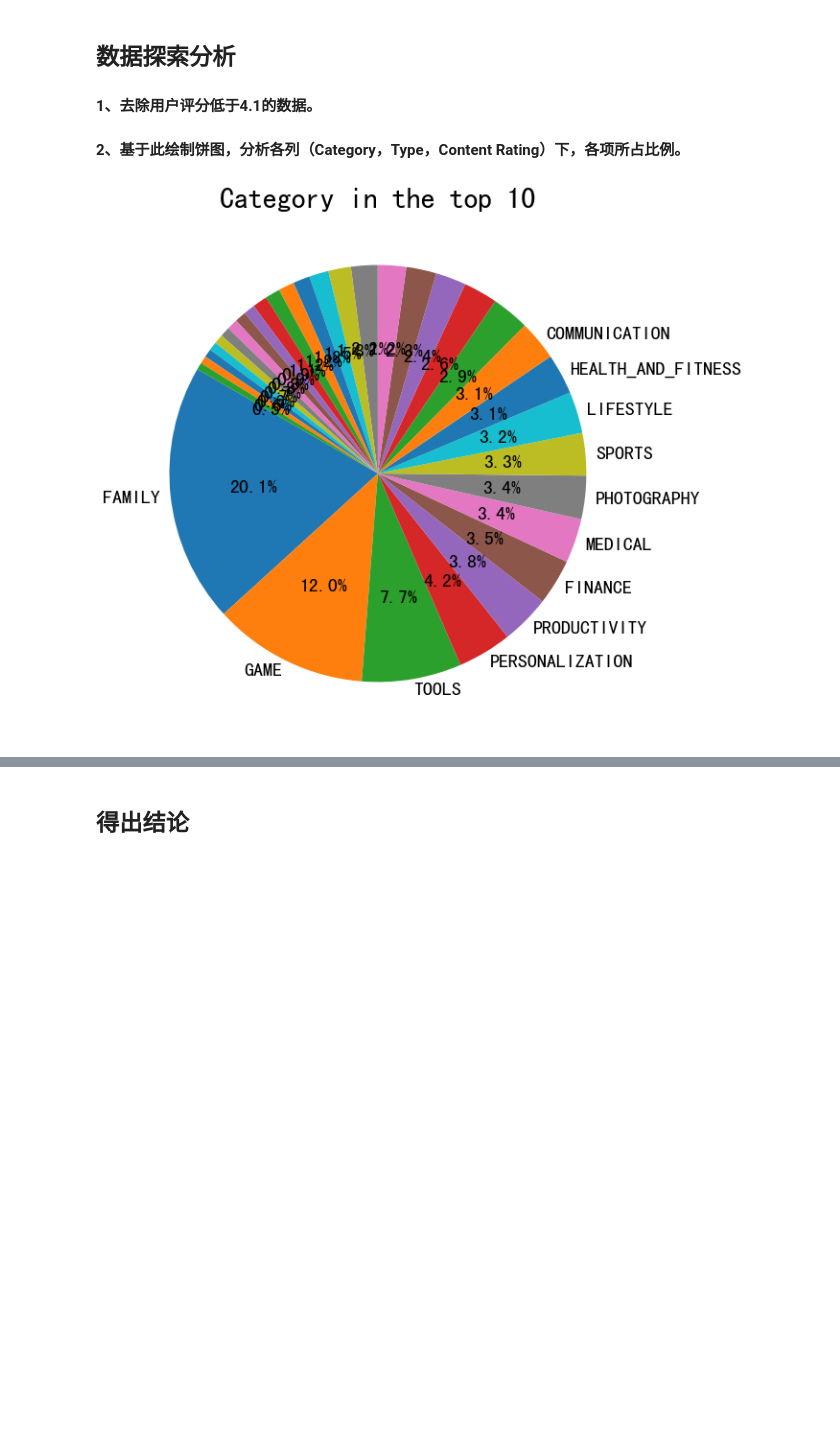
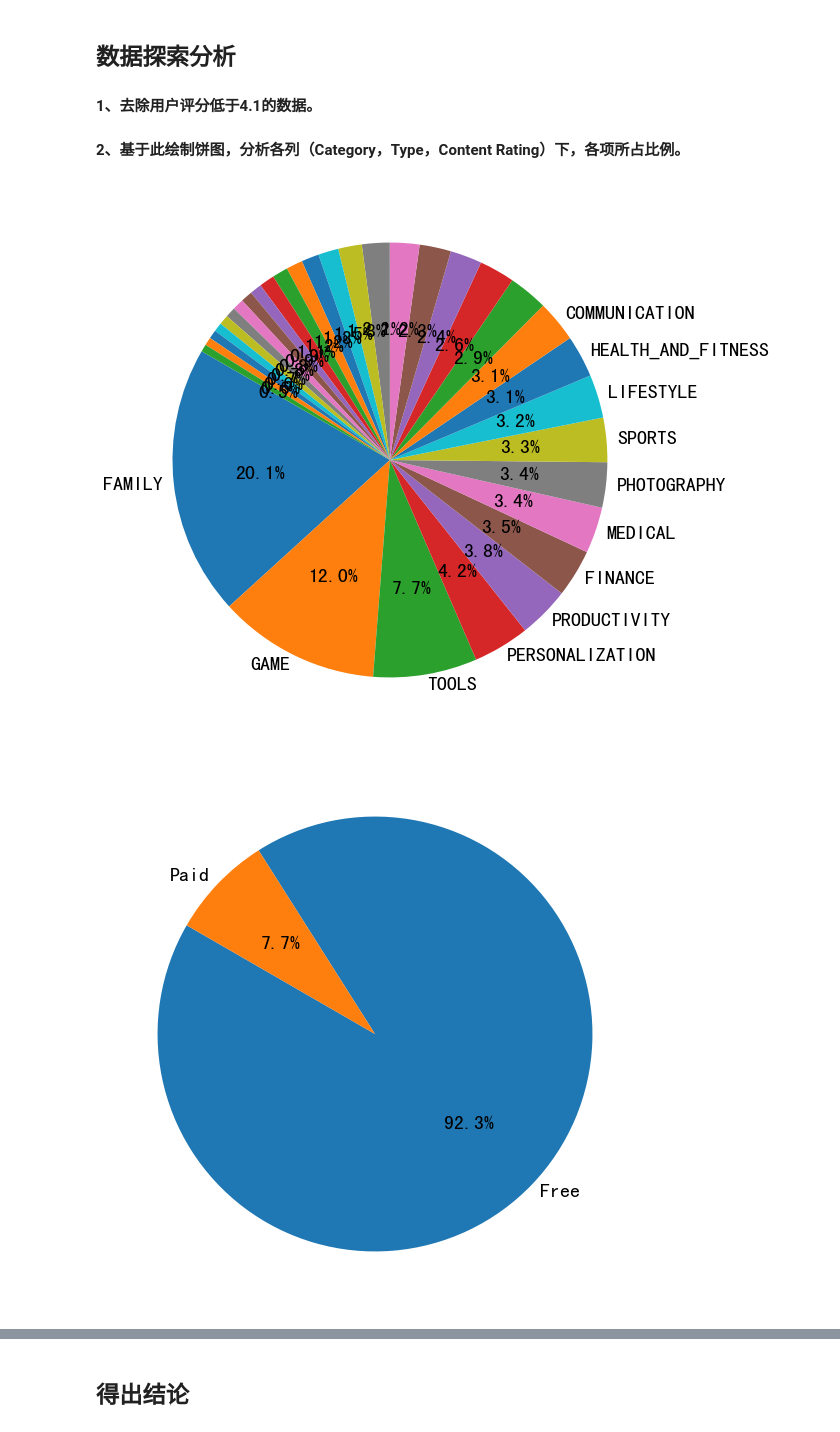
Before and after one commit to shengzhihao1996/Google_Play_Store_Analysis, a Jupyter notebook: Google_Play_Store_Analysis.ipynb, the cells around one changed output, grey strips where cells are left out. Cells and saved outputs as stored; diff of their text form; code cells hidden in the pictures; blank space fills up the shorter version.

```diff
--- a/Google_Play_Store_Analysis.ipynb
+++ b/Google_Play_Store_Analysis.ipynb
@@ -94,16 +94,17 @@ memory usage: 298.6+ KB
 #### 1、去除用户评分低于4.1的数据。
 #### 2、基于此绘制饼图，分析各列（Category，Type，Content Rating）下，各项所占比例。
 # %%
-plt.figure(figsize=(20,10))
-item = "Category"
-serise = df_clean[item].value_counts()
-x = serise.index.tolist()
-y = serise.tolist()
-for i,j in enumerate(y):
-    if (j / 6372) < 0.03:
-        x[i] = ""
-plt.title(item + ' in the top 10',fontsize=30)
-plt.pie(y,labels=x,autopct='%1.1f%%',shadow=False,startangle=150,labeldistance=1.05,pctdistance=0.6,textprops={'fontsize':20})
-plt.show()
+for item in ["Category","Type","Content Rating"]:
+    plt.figure(figsize=(20,10))
+    serise = df_clean[item].value_counts()
+    x = serise.index.tolist()
+    y = serise.tolist()
+    if item != "Type":
+        for i,j in enumerate(y):
+            if (j / 6372) < 0.03:
+                x[i] = ""
+    plt.pie(y,labels=x,autopct='%1.1f%%',shadow=False,startangle=150,labeldistance=1.05,pctdistance=0.6,textprops={'fontsize':20})
+    plt.show()
 # %% [output]
-[figure, old version]
+[figure, new version]
+[figure, added]
```
Also changed, not shown: parts of 8 cells of this notebook.
